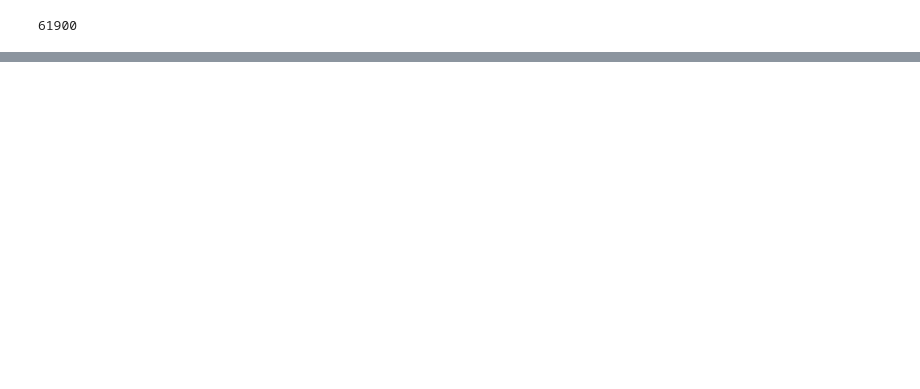
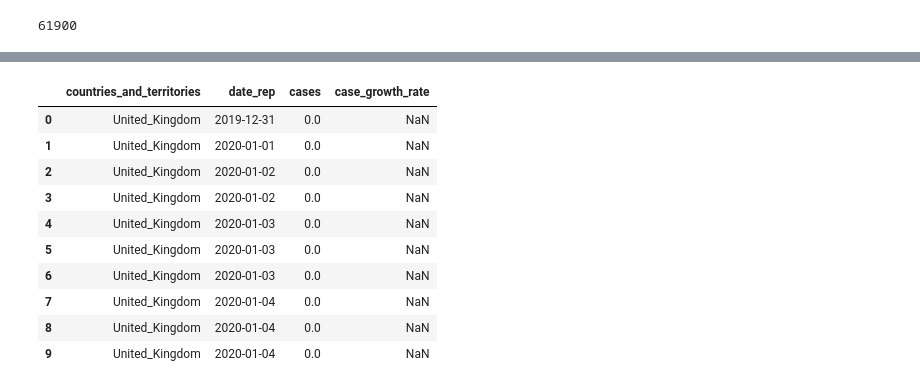
Before and after one commit to Poltanek/Analyzing-ECDC, a Jupyter notebook: query.ipynb, the cells around one changed output, grey strips where cells are left out. Drawn from its saved outputs; the diff is of its cells as text; code cells hidden in the pictures; blank space fills up the shorter version.

```diff
--- a/query.ipynb
+++ b/query.ipynb
@@ -60,0 +67,33 @@ Queries executed and saved successfully!
+# %%
+# ---------------------- Calculate Case Growth Rate (for each country) ----------------------
+query_growth_rate = """
+WITH GrowthRate AS (
+    SELECT
+        a.countries_and_territories,
+        a.date_rep,
+        a.cases,
+        ((a.cases - b.cases) * 1.0 / NULLIF(b.cases, 0)) * 100 AS case_growth_rate
+    FROM ecdc_cases a
+    LEFT JOIN ecdc_cases b
+        ON a.countries_and_territories = b.countries_and_territories
+        AND a.date_rep > b.date_rep
+)
+SELECT *
+FROM GrowthRate
+WHERE countries_and_territories = 'United_Kingdom'
+ORDER BY date_rep ASC;
+"""
+df_growth = pd.read_sql(query_growth_rate, conn)
+df_growth.head(10)
+# %% [output]
+|  | countries_and_territories | date_rep | cases | case_growth_rate |
+| 0 | United_Kingdom | 2019-12-31 | 0.0 | NaN |
+| 1 | United_Kingdom | 2020-01-01 | 0.0 | NaN |
+| 2 | United_Kingdom | 2020-01-02 | 0.0 | NaN |
+| 3 | United_Kingdom | 2020-01-02 | 0.0 | NaN |
+| 4 | United_Kingdom | 2020-01-03 | 0.0 | NaN |
+| 5 | United_Kingdom | 2020-01-03 | 0.0 | NaN |
+| 6 | United_Kingdom | 2020-01-03 | 0.0 | NaN |
+| 7 | United_Kingdom | 2020-01-04 | 0.0 | NaN |
+| 8 | United_Kingdom | 2020-01-04 | 0.0 | NaN |
+| 9 | United_Kingdom | 2020-01-04 | 0.0 | NaN |
```
Also changed, not shown: parts of 8 cells of this notebook, 2 other files.
